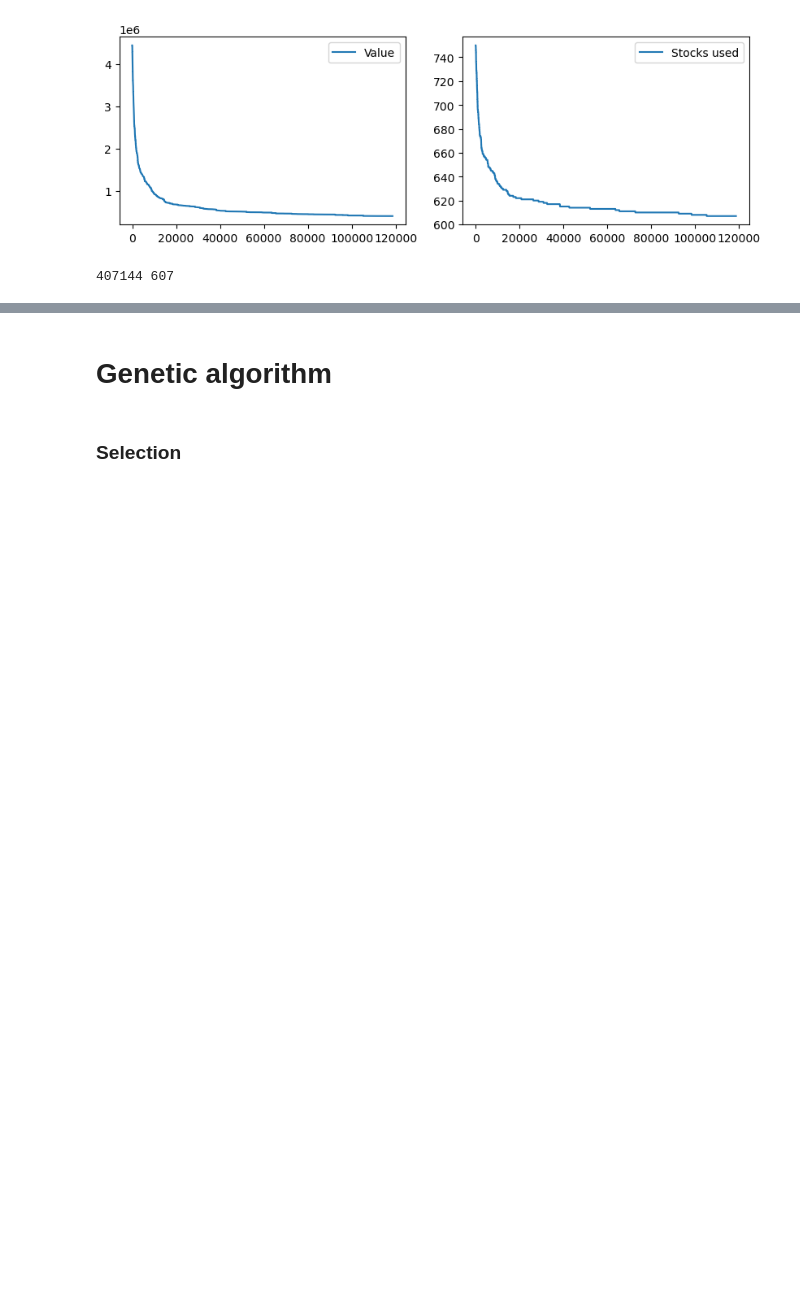
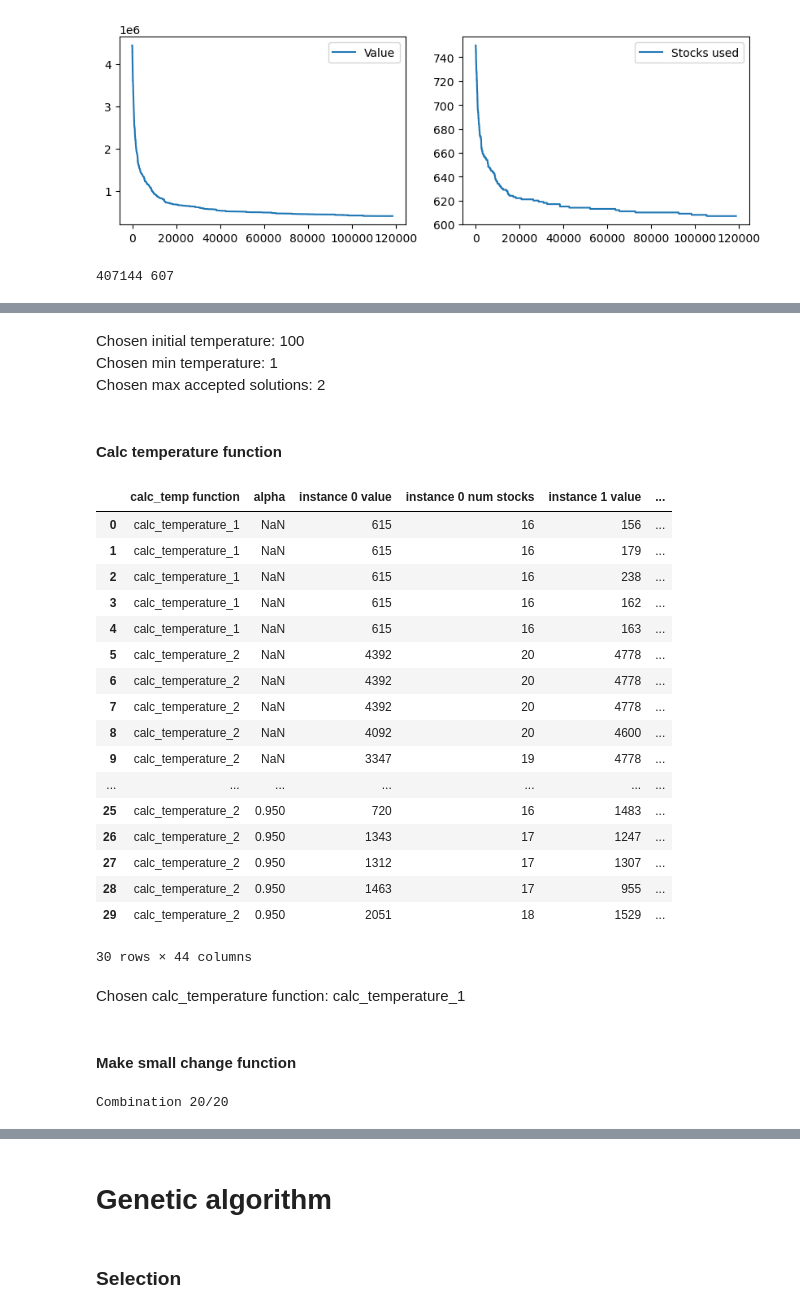
Before and after one commit to MilenkovicMaja/csp_optimization, a Jupyter notebook: csp.ipynb, the cells around one changed output, grey strips where cells are left out. Cells and saved outputs as stored; diff of their text form; code cells hidden in the pictures; blank space fills up the shorter version.

Commit message:
SA parameters: grid search calc_temperature and make_small_change functions

```diff
--- a/csp.ipynb
+++ b/csp.ipynb
@@ -404,0 +289,6 @@ print(value, stocks_used)
+# %% [markdown]
+Chosen initial temperature: 100 \
+Chosen min temperature: 1 \
+Chosen max accepted solutions: 2
+# %% [markdown]
+#### Calc temperature function
@@ -404,0 +311,22 @@ print(value, stocks_used)
+# %%
+calc_temp_df = pd.read_csv('sa_calc_temp.csv', index_col=0)
+calc_temp_df
+# %% [output]
+|  | calc_temp function | alpha | instance 0 value | instance 0 num stocks | instance 1 value | ... |
+| 0 | calc_temperature_1 | NaN | 615 | 16 | 156 | ... |
+| 1 | calc_temperature_1 | NaN | 615 | 16 | 179 | ... |
+| 2 | calc_temperature_1 | NaN | 615 | 16 | 238 | ... |
+| 3 | calc_temperature_1 | NaN | 615 | 16 | 162 | ... |
+| 4 | calc_temperature_1 | NaN | 615 | 16 | 163 | ... |
+| 5 | calc_temperature_2 | NaN | 4392 | 20 | 4778 | ... |
+| 6 | calc_temperature_2 | NaN | 4392 | 20 | 4778 | ... |
+| 7 | calc_temperature_2 | NaN | 4392 | 20 | 4778 | ... |
+| 8 | calc_temperature_2 | NaN | 4092 | 20 | 4600 | ... |
+| 9 | calc_temperature_2 | NaN | 3347 | 19 | 4778 | ... |
+| ... | ... | ... | ... | ... | ... | ... |
+| 25 | calc_temperature_2 | 0.950 | 720 | 16 | 1483 | ... |
+| 26 | calc_temperature_2 | 0.950 | 1343 | 17 | 1247 | ... |
+| 27 | calc_temperature_2 | 0.950 | 1312 | 17 | 1307 | ... |
+| 28 | calc_temperature_2 | 0.950 | 1463 | 17 | 955 | ... |
+| 29 | calc_temperature_2 | 0.950 | 2051 | 18 | 1529 | ... |
+30 rows × 44 columns
@@ -404,0 +335,24 @@ print(value, stocks_used)
+# %% [markdown]
+Chosen calc_temperature function: calc_temperature_1
+# %% [markdown]
+#### Make small change function
+# %%
+make_sc_functions = [swap, insert, inverse, shuffle]
+
+make_sc_df = pd.DataFrame(columns=['make_small_change function'])
+combination_num = 0
+
+for make_small_change in make_sc_functions:
+    for i in range(5):
+        print(f'Combination {combination_num+1}/20  ', end='\r')
+        sa_test_all_instances(results_df=make_sc_df,
+                              combination_num=combination_num,
+                              initial_temp=100,
+                              min_temp=1,
+                              max_accepted_solutions=2,
+                              calc_temperature=calc_temperature_1,
+                              make_small_change=make_small_change
+                             )
+        combination_num += 1
+# %% [output]
+Combination 20/20
```
Also changed, not shown: parts of 34 cells of this notebook, 8 other files.
